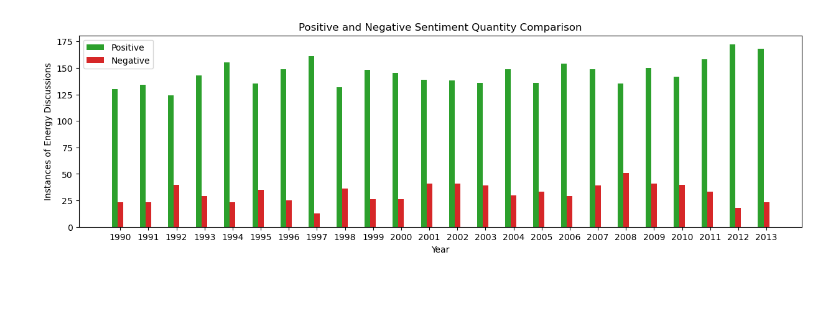
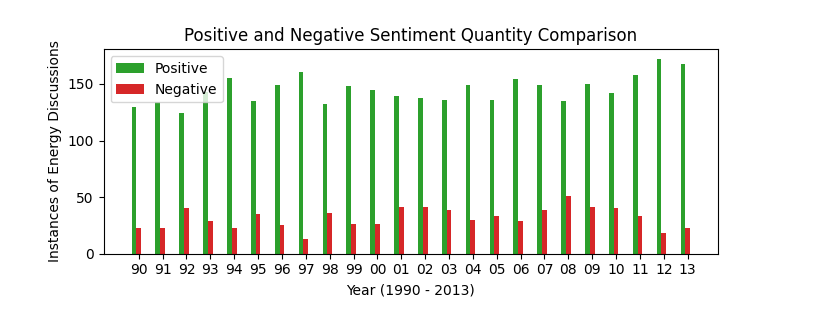
Before and after one commit to ChristopherSiems/ClimateChangeDataReport, a Jupyter notebook: nlp_updated_vis.ipynb, the cells around one changed output. Saved outputs shown, nothing was run; the diff lists cells and outputs as text; code cells hidden in the pictures; blank space fills up the shorter version.

```diff
--- a/nlp_updated_vis.ipynb
+++ b/nlp_updated_vis.ipynb
@@ -14,14 +14,14 @@ from scipy.stats import expon
 import statistics as stats
 
 words = set()
-with open('keywords.json', 'r') as file:
+with open('lists/keywords.json', 'r') as file:
     words = set(json.load(file))
-with open('pacific_island_states.json', 'r') as file:
+with open('lists/pacific_island_states.json', 'r') as file:
     islands = json.load(file)
-with open('eu.json', 'r') as file:
+with open('lists/eu.json', 'r') as file:
     eu = json.load(file)
 
-df = pd.read_csv('debates_cleaned1.csv')
+df = pd.read_csv('processed data/debates_cleaned1.csv')
 df = df[['session', 'year', 'country', 'text']]
 df['text'] = df['text'].apply(lambda text: text.replace("\n", ""))
 # df['tokens'] = df['tokens'].apply(lambda text: text.split())
@@ -88,7 +88,7 @@ xs = np.arange(24)
 plt.figure(figsize=(5,4))
 plt.bar(xs-0.2, df_vis['positive'], label='Positive', color='C1', width=0.2)
 plt.bar(xs, df_vis['negative'], label='Negative', color='C2', width=0.2)
-plt.xticks(xs, ['1990', '1991', '1992', '1993', '1994', '1995', '1996'])
+#plt.xticks(xs, ['1990', '1991', '1992', '1993', '1994', '1995', '1996'])
 plt.ylim(6, 12.5)
 plt.yticks(np.arange(6, 13))
 plt.legend()
@@ -143,20 +126,21 @@ See the caveats in the documentation: https://pandas.pydata.org/pandas-docs/stab
 # %%
 df_vis
 xs = np.arange(24)
-plt.figure(figsize=(15,4))
+plt.figure(figsize=(7,3))
 plt.bar(xs-0.2, df_vis['positive'], label='Positive', color='C2', width=0.2)
 plt.bar(xs, df_vis['negative'], label='Negative', color='C3', width=0.2)
-plt.xticks(xs, ['1990', '1991', '1992', '1993', '1994', '1995', '1996', '1997', '1998', '1999', '2000',
-               '2001', '2002', '2003', '2004', '2005', '2006', '2007', '2008', '2009', '2010', '2011', '2012',
-               '2013'])
+plt.xticks(xs, ['90', '91', '92', '93', '94', '95', '96', '97', '98', '99', '00',
+               '01', '02', '03', '04', '05', '06', '07', '08', '09', '10', '11', '12',
+               '13'])
 plt.legend()
 plt.title('Positive and Negative Sentiment Quantity Comparison')
-plt.xlabel('Year')
+plt.xlabel('Year (1990 - 2013)')
 plt.ylabel('Instances of Energy Discussions')
-plt.savefig('sentiment.png')
+plt.tight_layout()
+plt.savefig('figs/sentiment.png')
 plt.show()
 # %% [output]
-[figure, old version]
+[figure, new version]
 # %%
 keyword_df = pd.read_csv('debates_cleaned1.csv')
 words = set()
```
Also changed, not shown: parts of 2 cells of this notebook, 1 other file.
